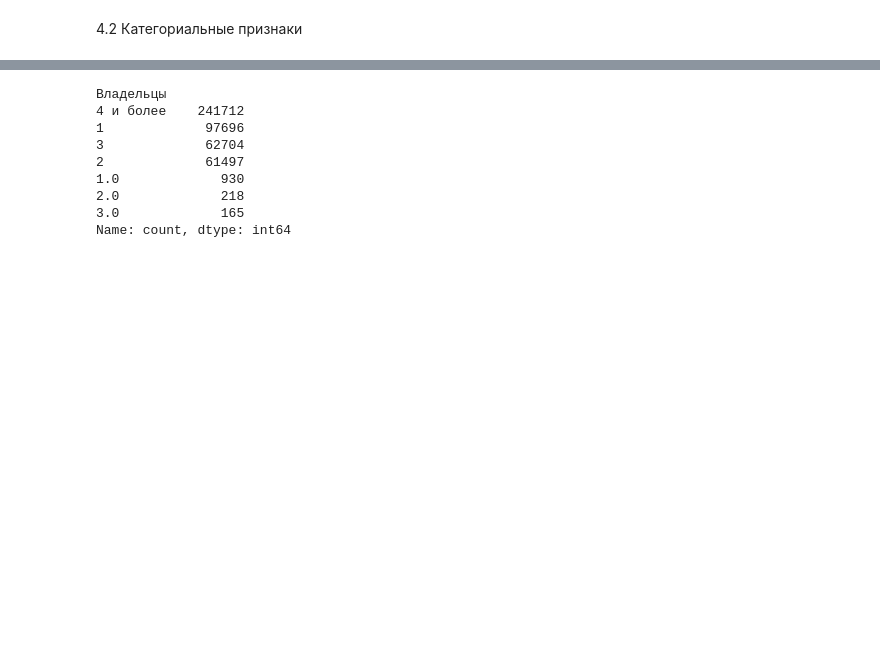
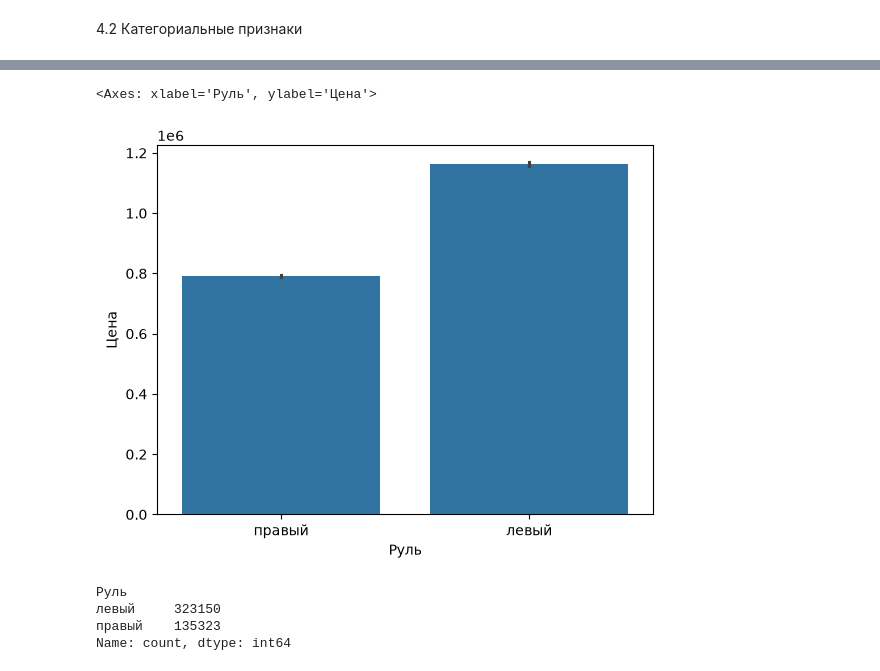
Before and after one commit to deviloon/car-price-analyzer, a Jupyter notebook: notebooks/02_eda_and_features.ipynb, the cells around one changed output, grey strips where cells are left out. Drawn from its saved outputs; the diff is of its cells as text; code cells hidden in the pictures; blank space fills up the shorter version.

```diff
--- a/notebooks/02_eda_and_features.ipynb
+++ b/notebooks/02_eda_and_features.ipynb
@@ -12,8 +12,8 @@ CONFIG = {
     "RANDOM_STATE": 42,
     # Целевая переменная
     "TARGET": "Цена",
-    # Колонки с категориальными признаками (выявлены в процессе EDA)
-    "CAT_COLS": ['Название машины', 'Тип двигателя', 'Коробка передач', 'Привод', 'Руль', 'Цвет', 'Комплектация', 'Тип кузова', 'Марка', 'Город', 'Регион', 'Макро-регион', 'Владельцы']
+    # Колонки с категориальными признаками
+    "CAT_COLS": ['Название машины', 'Тип двигателя', 'Коробка передач', 'Привод', 'Руль', 'Цвет', 'Комплектация', 'Тип кузова', 'Марка', 'Город', 'Регион', 'Макро-регион']
 }
 # %%
 import pandas as pd
@@ -87,2 +88,0 @@ df.sort_values(by='Объем двигателя', ascending=True).head(5)
-# %%
-df = df[df['Объем двигателя'] < 10.0]
@@ -94,2 +88,0 @@ sns.boxplot(data=df, x='Мощность')
-# %%
-df = df[df['Мощность'] <= 1500]
@@ -107,12 +107,12 @@ print(cat_cols)
 # %%
-df['Владельцы'].value_counts()
+sns.barplot(data=df, x='Руль', y=CONFIG["TARGET"])
 # %% [output]
-Владельцы
-4 и более    241712
-1             97696
-3             62704
-2             61497
-1.0             930
-2.0             218
-3.0             165
-Name: count, dtype: int64
+<Axes: xlabel='Руль', ylabel='Цена'>
+[figure, added]
+# %%
+print(df['Руль'].value_counts())
+# %% [output]
+Руль
+левый     323150
+правый    135323
+Name: count, dtype: int64
```
Also changed, not shown: parts of 10 cells of this notebook.
